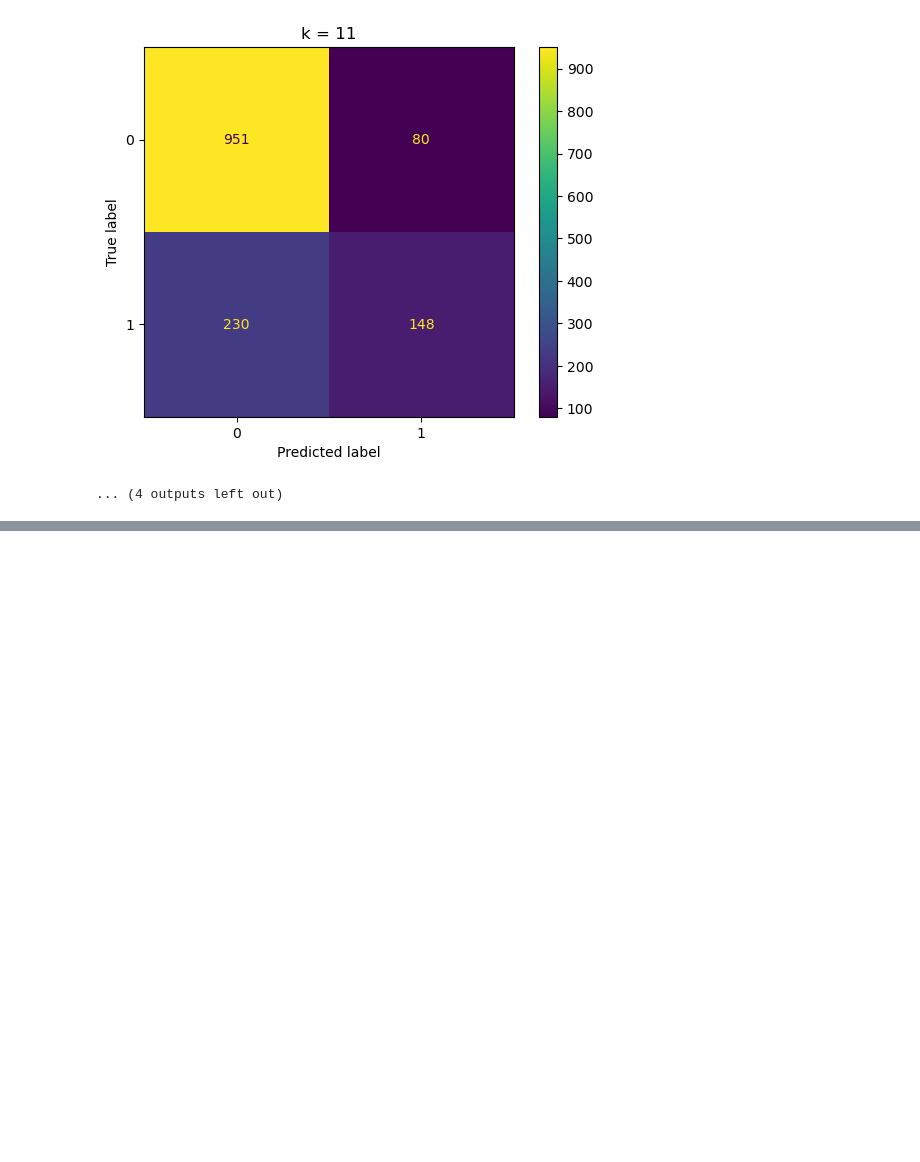
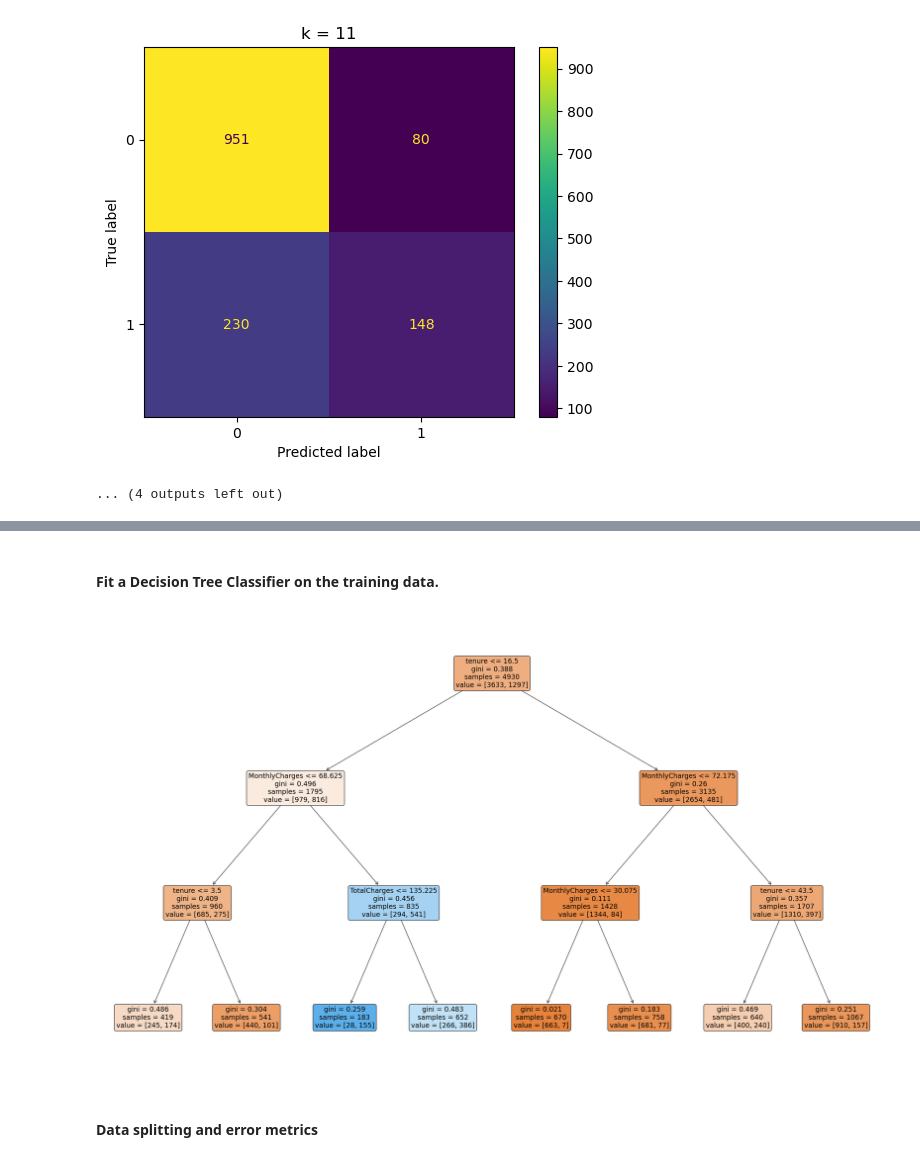
Before and after one commit to yarenmerveakin/IronYaren, a Jupyter notebook: week7/Supervised_Learning.ipynb, the cells around one changed output, grey strips where cells are left out. Drawn from its saved outputs; the diff is of its cells as text; code cells hidden in the pictures; blank space fills up the shorter version.

```diff
--- a/week7/Supervised_Learning.ipynb
+++ b/week7/Supervised_Learning.ipynb
@@ -258,0 +299,11 @@ k = 15: precision = 0.679, recall = 0.386
+# %% [markdown]
+#### Fit a Decision Tree Classifier on the training data.
+# %%
+fig, axes = plt.subplots(nrows = 1,ncols = 1,figsize = (34,20))
+
+plot_tree(model,filled = True, rounded=True,feature_names=X.columns)
+plt.show()
+# %% [output]
+[figure, added]
+# %% [markdown]
+#### Data splitting and error metrics
```
Also changed, not shown: parts of 17 cells of this notebook.
